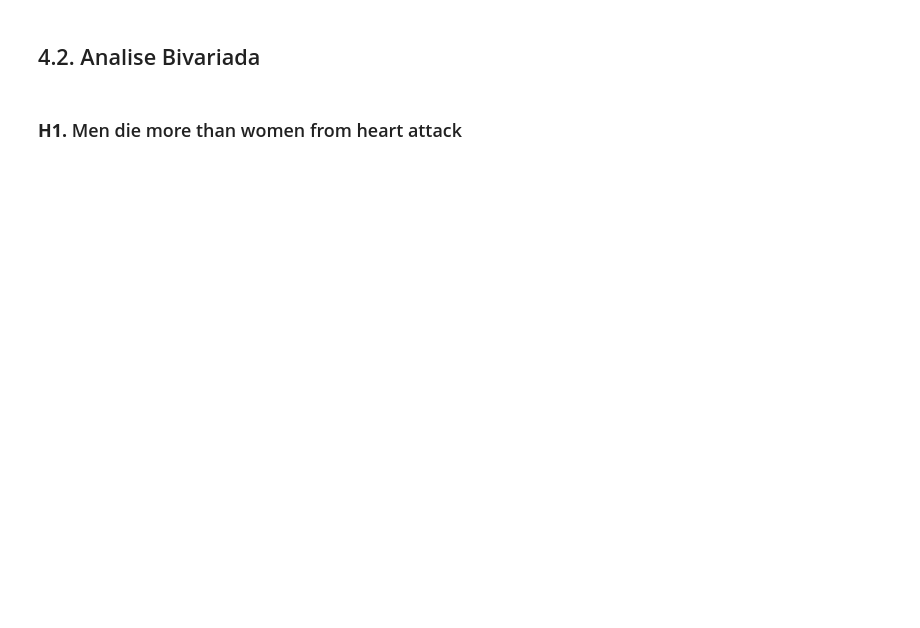
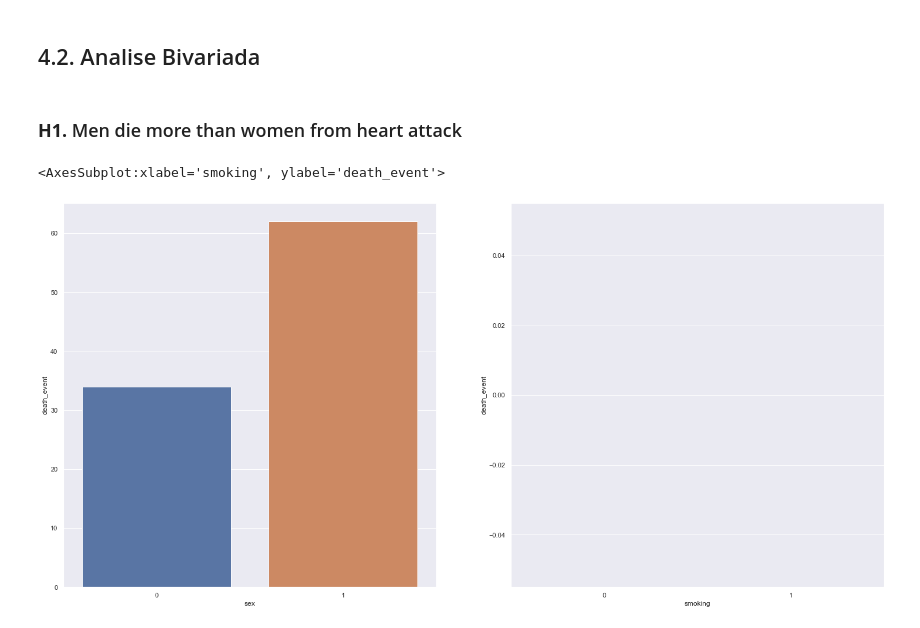
Before and after one commit to alexandrecalmon/cardiac_insufficiency, a Jupyter notebook: m04_v01_cardiac_insufficiency_prediction.ipynb, the cells around one changed output. Drawn from its saved outputs; the diff is of its cells as text; code cells hidden in the pictures; blank space fills up the shorter version.

```diff
--- a/m04_v01_cardiac_insufficiency_prediction.ipynb
+++ b/m04_v01_cardiac_insufficiency_prediction.ipynb
@@ -195,13 +276,16 @@ num_attributes.hist( bins=25);
 # %%
 aux1 = df4[(df4['death_event'] == 1)]
 aux2 = aux1[['sex', 'death_event']].groupby('sex').sum().reset_index()
 aux3 = df4[(df4['death_event'] == 0)]
-aux4 = aux3[['sex', 'death_event']].groupby('sex').sum().reset_index()
+aux4 = aux3[['smoking', 'death_event']].groupby('smoking').sum().reset_index()
 
 plt.subplot(1,2,1)
 sns.barplot(x='sex', y='death_event', data=aux2)
 
 plt.subplot(1,2,2)
-sns.barplot(x='sex', y='death_event', data=aux4)
+sns.barplot(x='smoking', y='death_event', data=aux4)
+# %% [output]
+<AxesSubplot:xlabel='smoking', ylabel='death_event'>
+[figure, added]
 # %%
 aux1.head()
```
Also changed, not shown: parts of 15 cells of this notebook.
